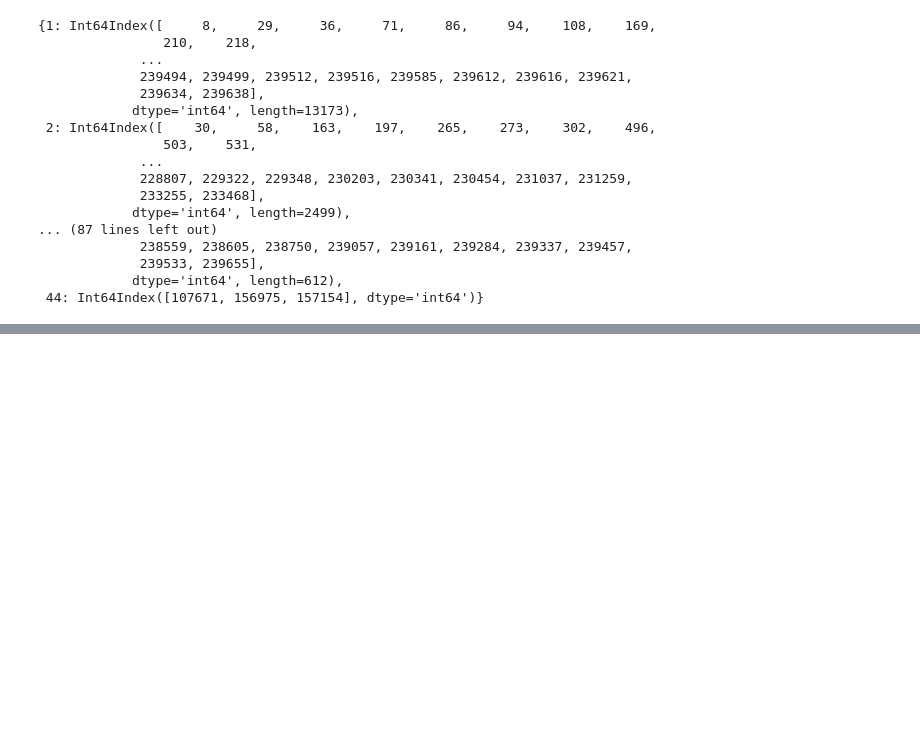
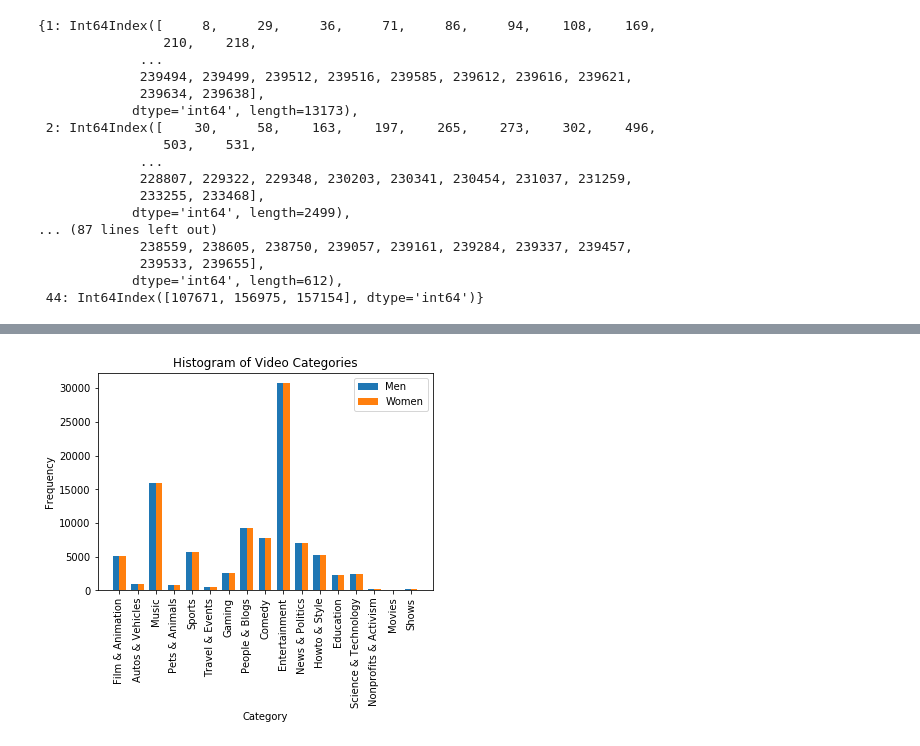
Before and after one commit to ChuckBowers/info-300-final, a Jupyter notebook: final_data_analysis.ipynb, the cells around one changed output, grey strips where cells are left out. Saved outputs shown, nothing was run; the diff lists cells and outputs as text; code cells hidden in the pictures; blank space fills up the shorter version.

```diff
--- a/final_data_analysis.ipynb
+++ b/final_data_analysis.ipynb
@@ -322,9 +309,22 @@ def category(record):
 
 category_groups = df.groupby('category_id').groups
 
+# Calculate trending metric for all videos
+# take top 3 videos in each season of 2017 and 2018 and plot their trendiness over the 4 seasons of each year
+
+# graph w 4 seasons
 
 
-for season in seasons:
-    for feature in basic_features:
-        plt.plot(get_max_metric(feature, season), '.')
+
+
+# for season in seasons:
+#     for feature in basic_features:
+#         plt.plot(get_max_metric(feature, season), '.')
+
+def category_name(cat_id):
+    return video_categories[cat_id]
+
+category_groups  # need to map these to their names using `video_categories`
+
+df[['title', 'views']].groupby('title')
 # %% [output]
@@ -380,0 +427,53 @@ category_groups = df.groupby('category_id').groups
+# %%
+spring_category_groups = spring.groupby('category_id').groups
+for item in spring_category_groups:
+    spring_category_groups[item] = len(spring_category_groups[item])
+spring_category_groups
+
+cat_names = [category_name(x) for x in spring_category_groups]
+cat_names
+
+fig, ax = plt.subplots()
+x_axis = np.arange(len(spring_category_groups))
+width = 0.35
+freqs = list(spring_category_groups.values())
+
+# Plot normal bar chart
+# plt.bar(x_axis, spring_category_groups.values(), align='center')
+# plt.xticks(x_axis, cat_names)
+# plt.xticks(rotation='vertical')
+# plt.show()
+
+
+# Plot grouped bar chart
+
+rects1 = ax.bar(x_axis - width/2, freqs, width, label='Men')
+rects2 = ax.bar(x_axis + width/2, freqs, width, label='Women')
+
+# def autolabel(rects):
+#     """Attach a text label above each bar in *rects*, displaying its height."""
+#     for rect in rects:
+#         height = rect.get_height()
+#         ax.annotate('{}'.format(height),
+#                     xy=(rect.get_x() + rect.get_width() / 2, height),
+#                     xytext=(0, 3),  # 3 points vertical offset
+#                     textcoords="offset points",
+#                     ha='center', va='bottom')
+
+# autolabel(rects1)
+# autolabel(rects2)
+
+
+
+
+ax.set_ylabel('Frequency')
+ax.set_xlabel('Category')
+ax.set_title('Histogram of Video Categories')
+ax.set_xticks(x_axis)
+ax.set_xticklabels(cat_names)
+# plt.xticks(x_axis, cat_names)  # does the same thing as the above 2 lines
+plt.xticks(rotation='vertical')
+plt.legend()
+plt.show()
+# %% [output]
+[figure, added]
```
Also changed, not shown: parts of 21 cells of this notebook.
